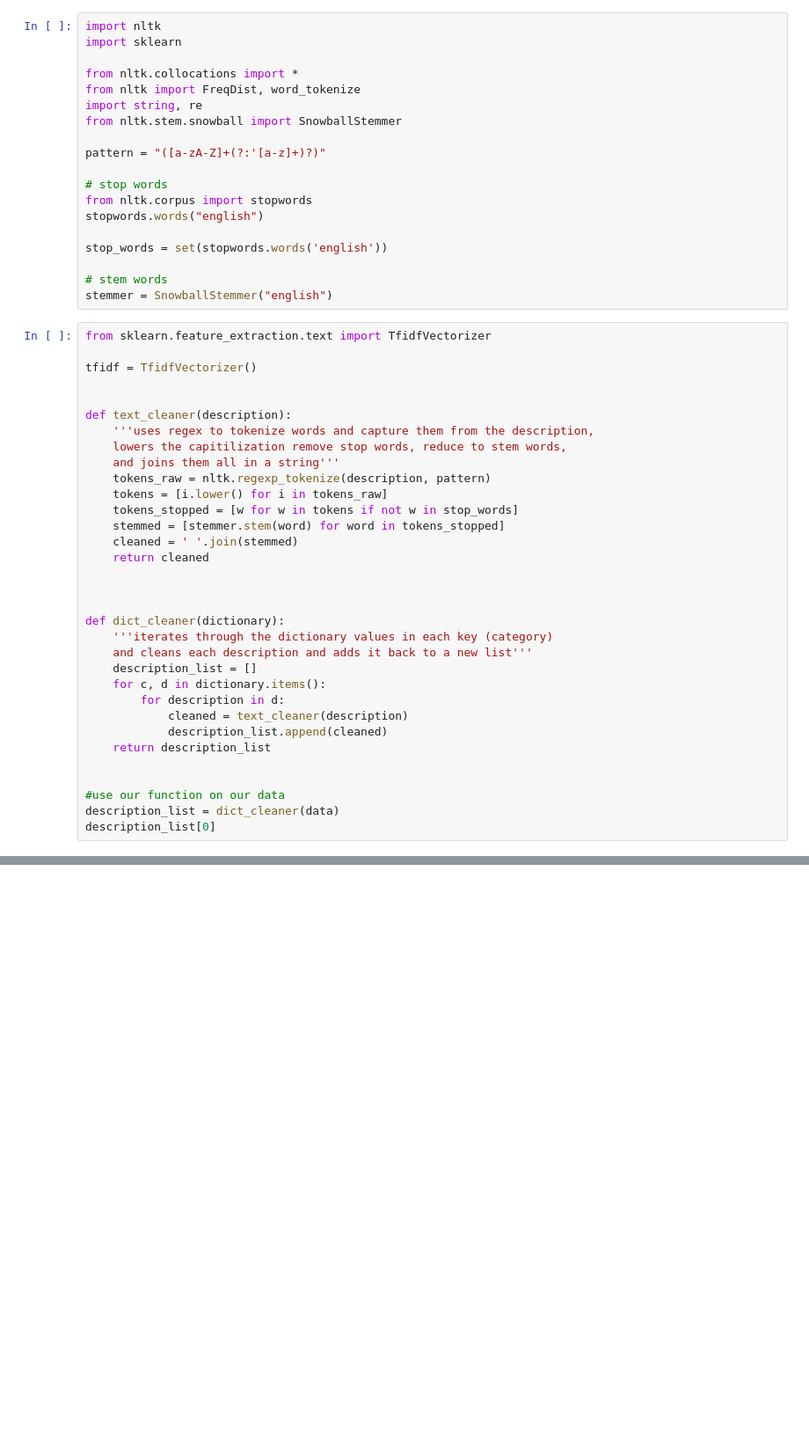
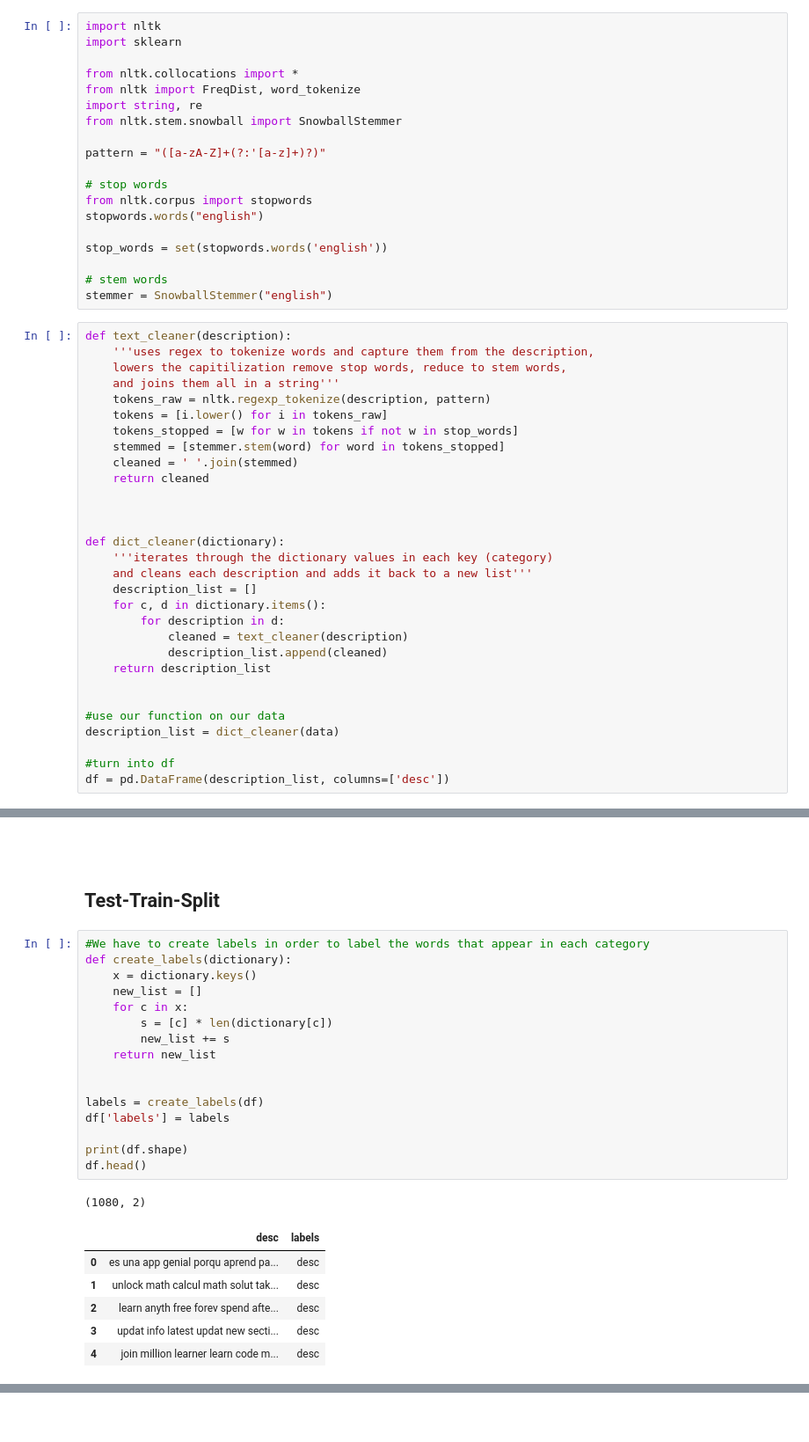
Before and after one commit to anthonytapias/ItemCategoryClassifier, a Jupyter notebook: Predicting App Categories.ipynb, the cells around one changed output, grey strips where cells are left out. Shown at 88% size. Saved outputs shown, nothing was run; the diff lists cells and outputs as text; blank space fills up the shorter version.

```diff
--- a/Predicting App Categories.ipynb
+++ b/Predicting App Categories.ipynb
@@ -61,11 +61,6 @@ stop_words = set(stopwords.words('english'))
 # stem words
 stemmer = SnowballStemmer("english")
 # %%
-from sklearn.feature_extraction.text import TfidfVectorizer
-
-tfidf = TfidfVectorizer()
-
-
 def text_cleaner(description):
     '''uses regex to tokenize words and capture them from the description,
     lowers the capitilization remove stop words, reduce to stem words,
@@ -92,4 +87,6 @@ def dict_cleaner(dictionary):
 
 #use our function on our data
 description_list = dict_cleaner(data)
-description_list[0]
+
+#turn into df
+df = pd.DataFrame(description_list, columns=['desc'])
@@ -97,0 +95,28 @@ description_list[0]
+# %% [markdown]
+<br>
+# %% [markdown]
+## Test-Train-Split
+# %%
+#We have to create labels in order to label the words that appear in each category
+def create_labels(dictionary):
+    x = dictionary.keys()
+    new_list = []
+    for c in x:
+        s = [c] * len(dictionary[c])
+        new_list += s
+    return new_list
+
+
+labels = create_labels(df)
+df['labels'] = labels
+
+print(df.shape)
+df.head()
+# %% [output]
+(1080, 2)
+|  | desc | labels |
+| 0 | es una app genial porqu aprend pa... | desc |
+| 1 | unlock math calcul math solut tak... | desc |
+| 2 | learn anyth free forev spend afte... | desc |
+| 3 | updat info latest updat new secti... | desc |
+| 4 | join million learner learn code m... | desc |
```
Also changed, not shown: parts of 13 cells of this notebook.
